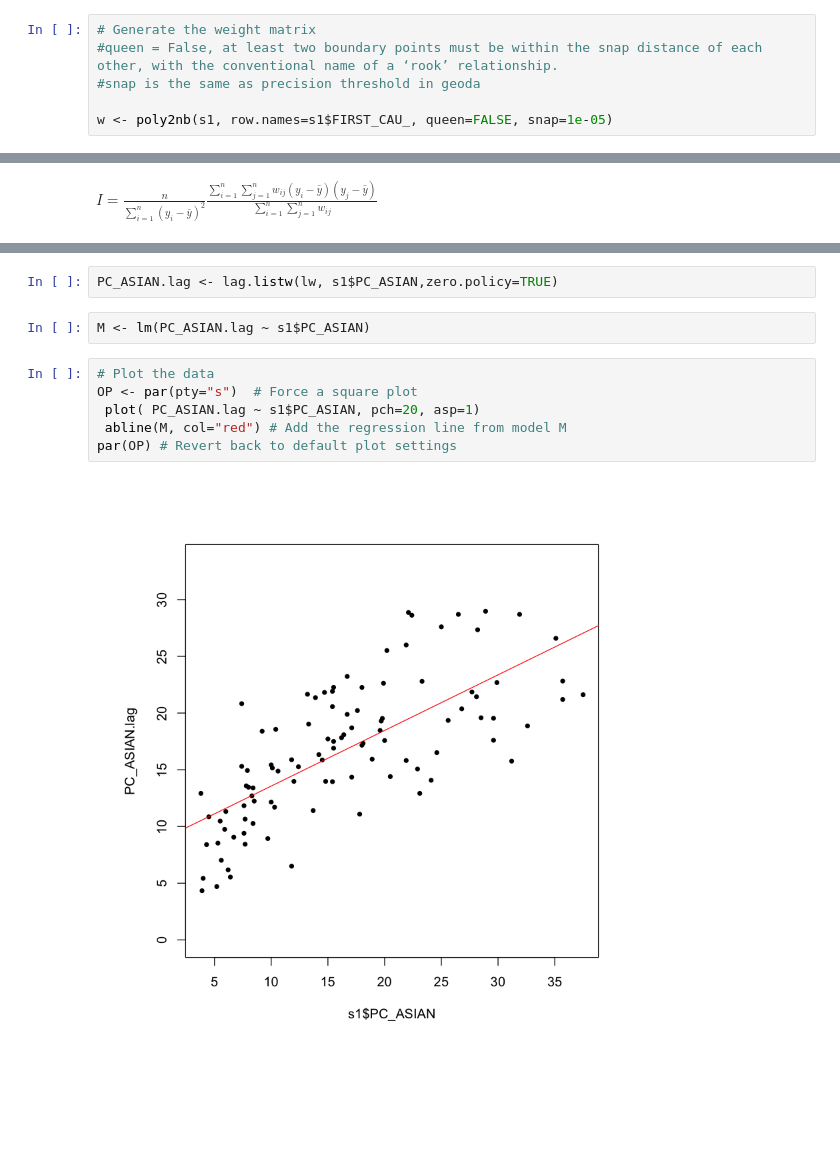
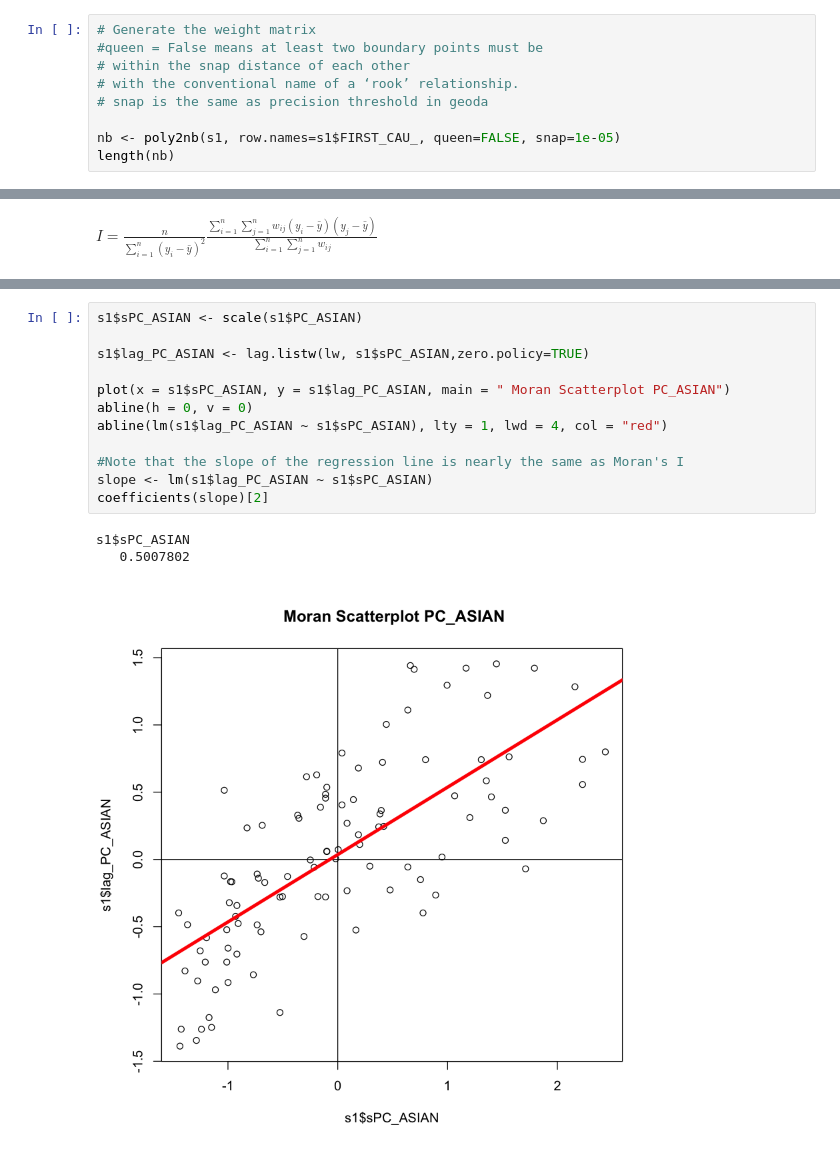
Before and after one commit to xrwang/geog187-notebooks, a Jupyter notebook: lab1-spatial autocorrelation.ipynb, the cells around one changed output, grey strips where cells are left out. Cells and saved outputs as stored; diff of their text form; blank space fills up the shorter version.

```diff
--- a/lab1-spatial autocorrelation.ipynb
+++ b/lab1-spatial autocorrelation.ipynb
@@ -192,7 +161,10 @@ hist(s1$PC_ASIAN, freq = TRUE, right=TRUE, labels=TRUE,col=pal)
 # Spatial autocorrelation
 # %%
 # Generate the weight matrix
-#queen = False, at least two boundary points must be within the snap distance of each other, with the conventional name of a ‘rook’ relationship.
-#snap is the same as precision threshold in geoda
+#queen = False means at least two boundary points must be
+# within the snap distance of each other
+# with the conventional name of a ‘rook’ relationship.
+# snap is the same as precision threshold in geoda
 
-w <- poly2nb(s1, row.names=s1$FIRST_CAU_, queen=FALSE, snap=1e-05)
+nb <- poly2nb(s1, row.names=s1$FIRST_CAU_, queen=FALSE, snap=1e-05)
+length(nb)
@@ -313,14 +306,18 @@ W 101 10201 101 41.38853 414.514
-# %%
-PC_ASIAN.lag <- lag.listw(lw, s1$PC_ASIAN,zero.policy=TRUE)
-# %%
-M <- lm(PC_ASIAN.lag ~ s1$PC_ASIAN)
-# %%
-# Plot the data
-OP <- par(pty="s")  # Force a square plot
- plot( PC_ASIAN.lag ~ s1$PC_ASIAN, pch=20, asp=1)
- abline(M, col="red") # Add the regression line from model M
-par(OP) # Revert back to default plot settings
-# %% [output]
-[figure, removed]
+# %%
+s1$sPC_ASIAN <- scale(s1$PC_ASIAN)
+
+s1$lag_PC_ASIAN <- lag.listw(lw, s1$sPC_ASIAN,zero.policy=TRUE)
+
+plot(x = s1$sPC_ASIAN, y = s1$lag_PC_ASIAN, main = " Moran Scatterplot PC_ASIAN")
+abline(h = 0, v = 0)
+abline(lm(s1$lag_PC_ASIAN ~ s1$sPC_ASIAN), lty = 1, lwd = 4, col = "red")
+
+#Note that the slope of the regression line is nearly the same as Moran's I
+slope <- lm(s1$lag_PC_ASIAN ~ s1$sPC_ASIAN)
+coefficients(slope)[2]
+# %% [output]
+s1$sPC_ASIAN
+   0.5007802
+[figure, added]
 # %%
 moran(s1$PC_ASIAN,lw, n=length(lw$neighbours), S0=Szero(lw))
```
Also changed, not shown: parts of 32 cells of this notebook.
